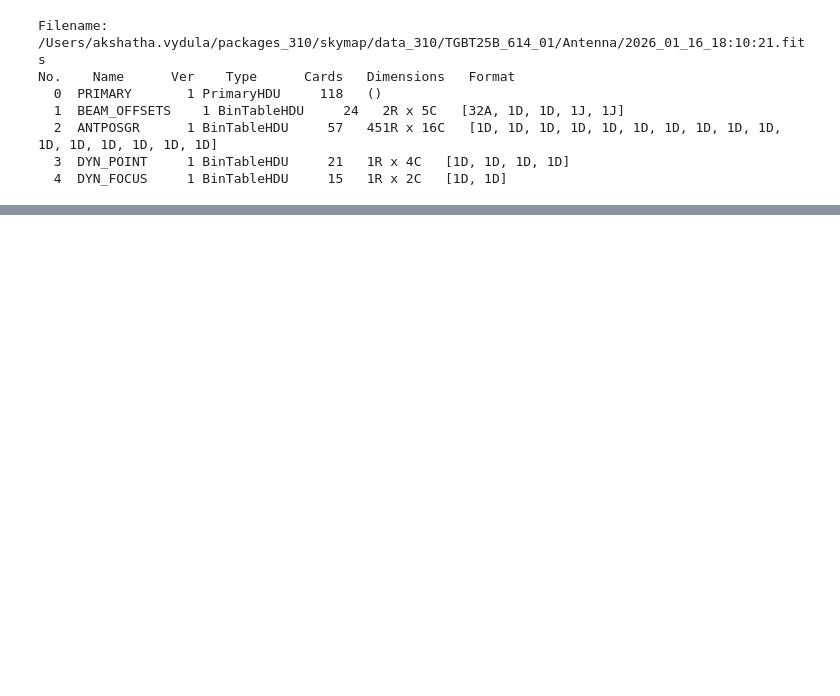
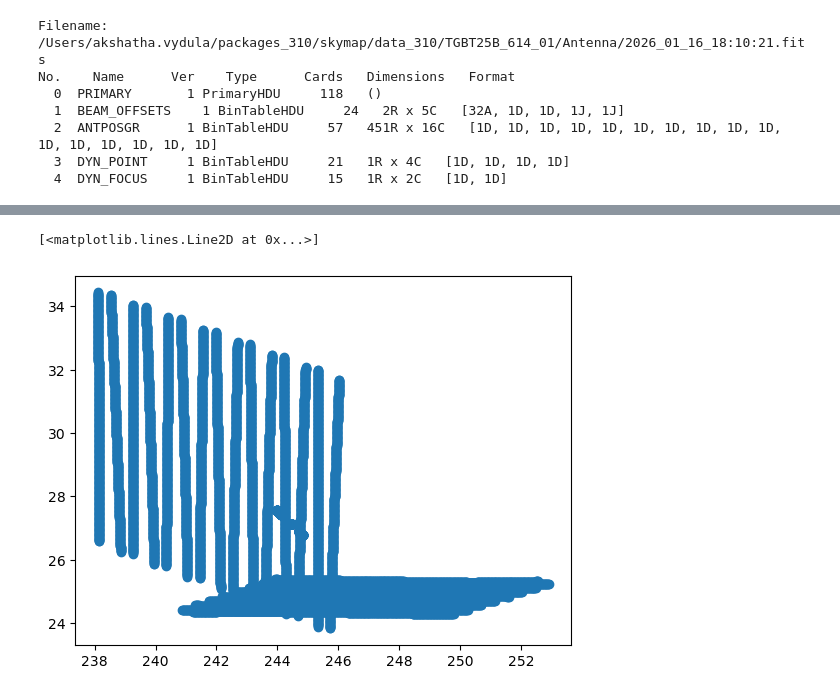
Before and after one commit to akvydula/skymap, a Jupyter notebook: notebooks/pointing_data_tests.ipynb, the cells around one changed output, grey strips where cells are left out. Drawn from its saved outputs; the diff is of its cells as text; code cells hidden in the pictures; blank space fills up the shorter version.

```diff
--- a/notebooks/pointing_data_tests.ipynb
+++ b/notebooks/pointing_data_tests.ipynb
@@ -80,0 +46,2 @@ plt.show()
+# %%
+pointing_data = io.get_pointing_data(datadir+'/Antenna/', start_time, end_time)
@@ -80,0 +50,5 @@ plt.show()
+# %%
+plt.plot(pointing_data.az, pointing_data.el, 'o')
+# %% [output]
+[<matplotlib.lines.Line2D at 0x...>]
+[figure, added]
```
Also changed, not shown: parts of 26 cells of this notebook, 4 other files.
